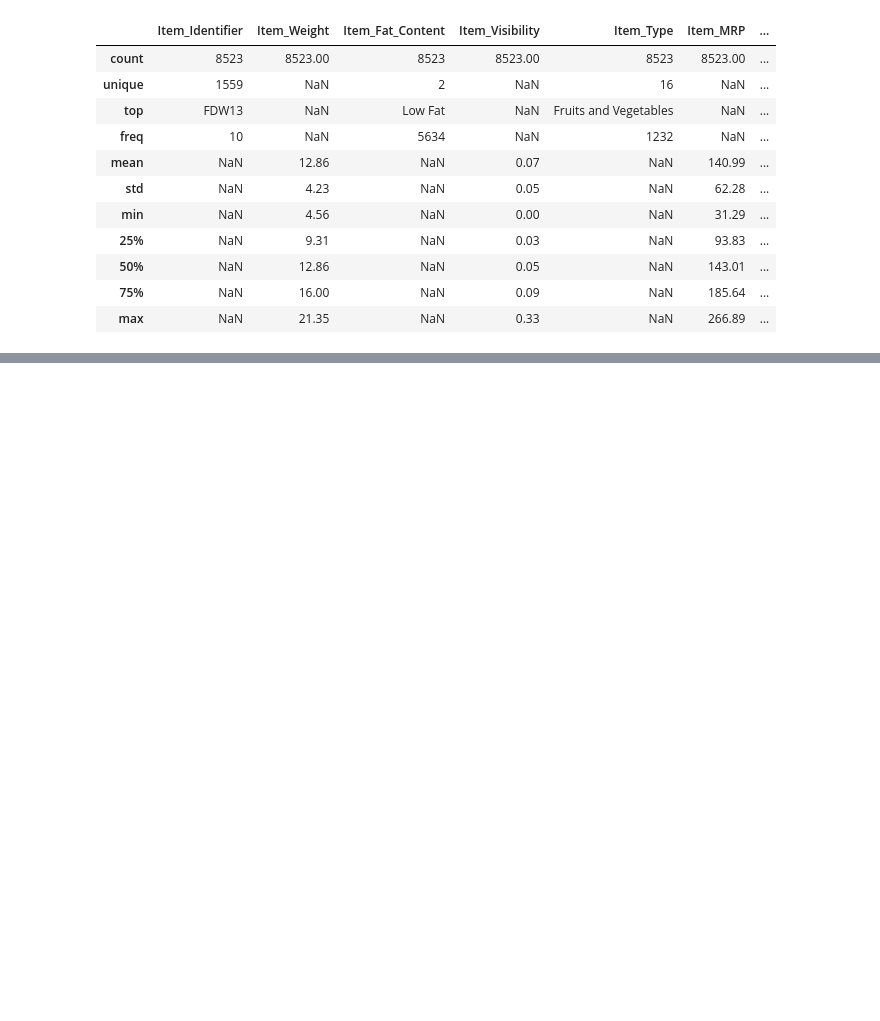
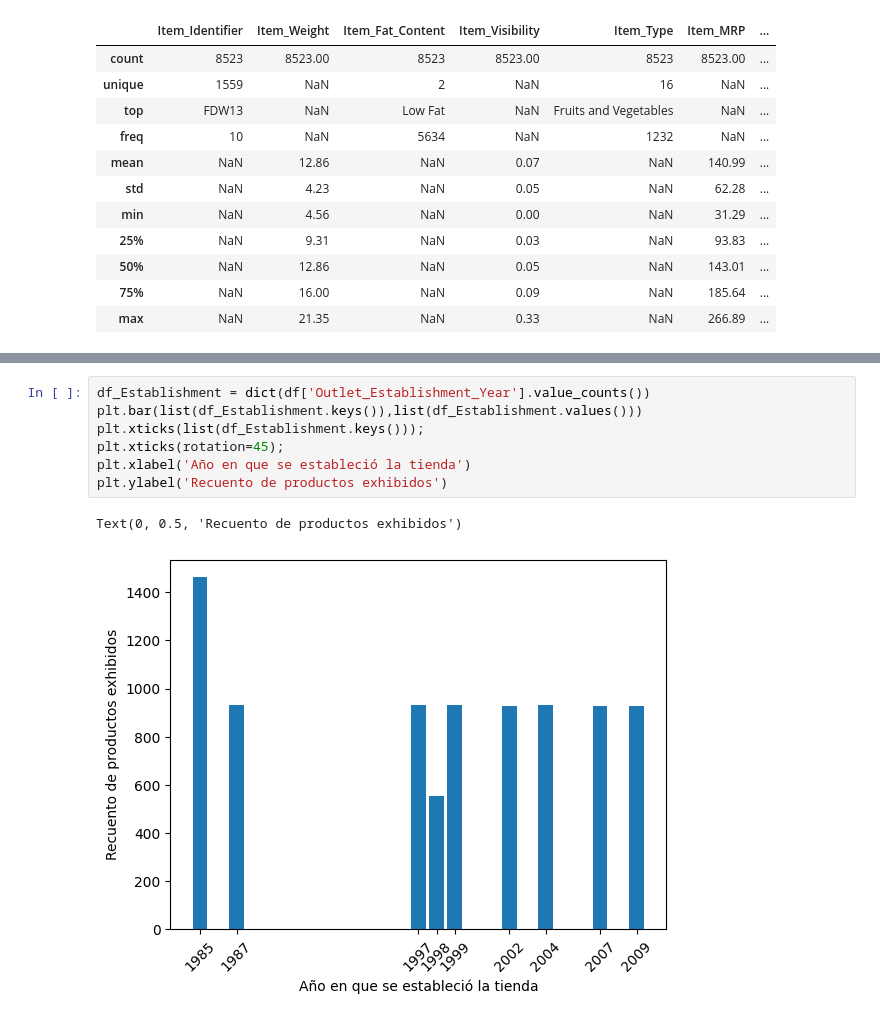
Before and after one commit to Alvaro-C7/predicciones-de-ventas, a Jupyter notebook: proyección_ventas.ipynb, the cells around one changed output, grey strips where cells are left out. Saved outputs shown, nothing was run; the diff lists cells and outputs as text; blank space fills up the shorter version.

```diff
--- a/proyección_ventas.ipynb
+++ b/proyección_ventas.ipynb
@@ -297,0 +331,10 @@ df.describe(include='all').round(2)
+# %%
+df_Establishment = dict(df['Outlet_Establishment_Year'].value_counts())
+plt.bar(list(df_Establishment.keys()),list(df_Establishment.values()))
+plt.xticks(list(df_Establishment.keys()));
+plt.xticks(rotation=45);
+plt.xlabel('Año en que se estableció la tienda')
+plt.ylabel('Recuento de productos exhibidos')
+# %% [output]
+Text(0, 0.5, 'Recuento de productos exhibidos')
+[figure, added]
```
Also changed, not shown: parts of 18 cells of this notebook.
